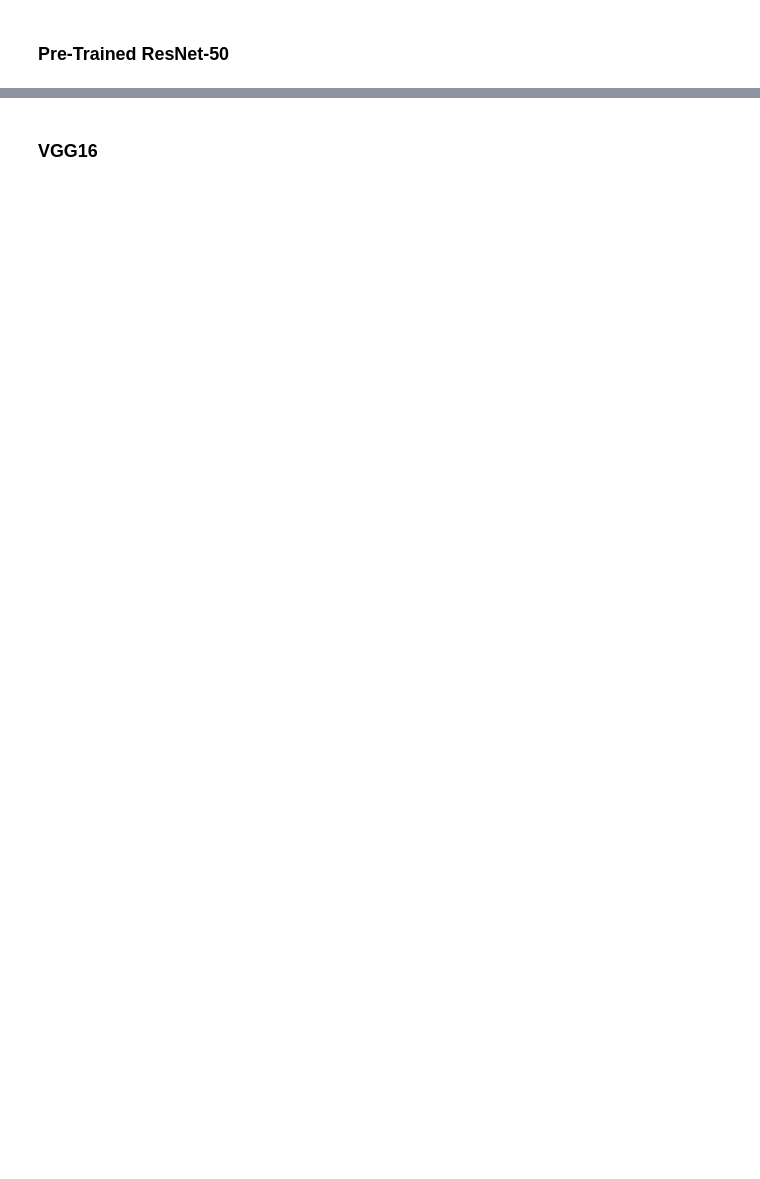
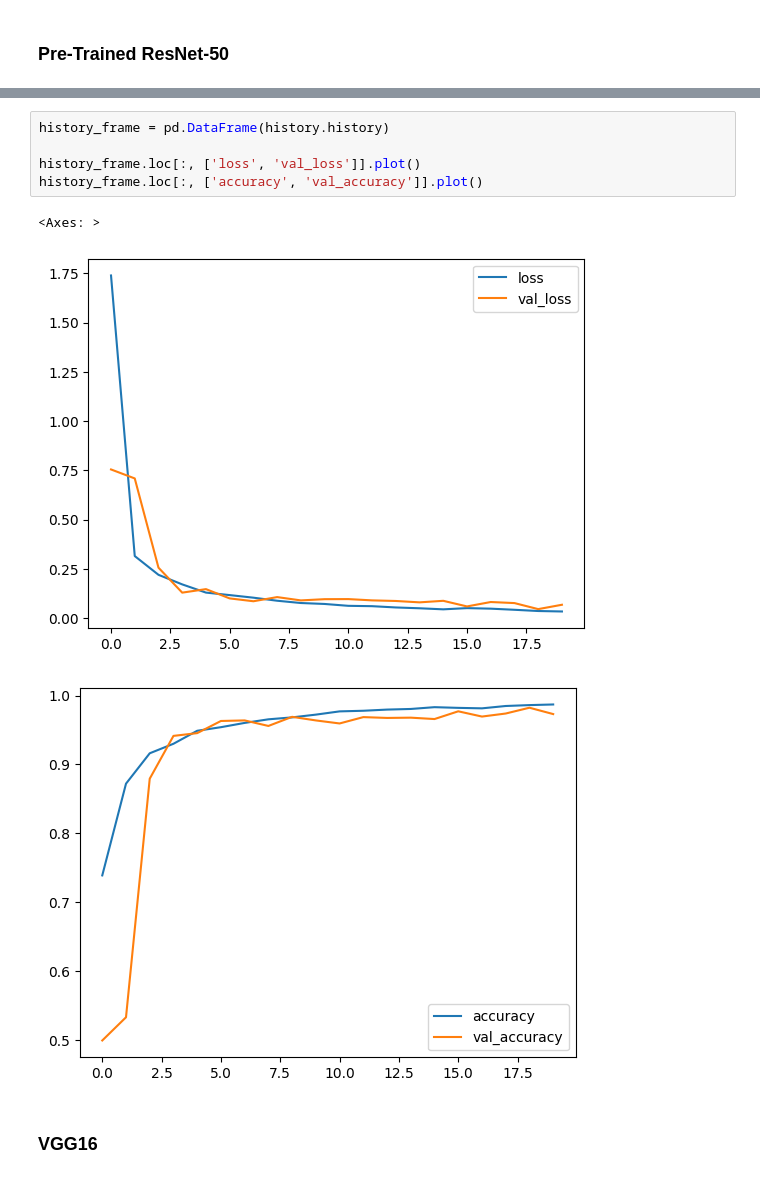
Before and after one commit to flowqrr/dogs_cats_cnn, a Jupyter notebook: dogs-vs-cats/other_models.ipynb, the cells around one changed output, grey strips where cells are left out. Drawn from its saved outputs; the diff is of its cells as text; blank space fills up the shorter version.

```diff
--- a/dogs-vs-cats/other_models.ipynb
+++ b/dogs-vs-cats/other_models.ipynb
@@ -348,3 +369,12 @@ KeyboardInterrupt:
+# %%
+history_frame = pd.DataFrame(history.history)
+
+history_frame.loc[:, ['loss', 'val_loss']].plot()
+history_frame.loc[:, ['accuracy', 'val_accuracy']].plot()
+# %% [output]
+<Axes: >
+[figure, added]
+[figure, added]
 # %% [markdown]
 ### VGG16
 # %%
```
Also changed, not shown: parts of 12 cells of this notebook, 3 other files.
